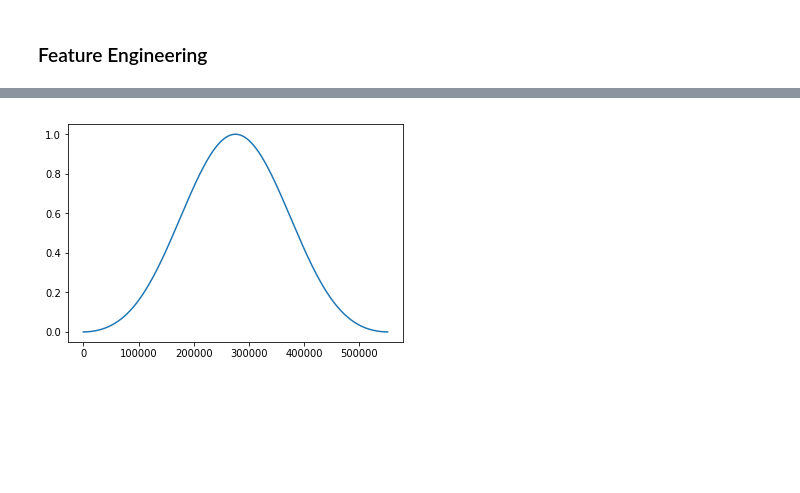
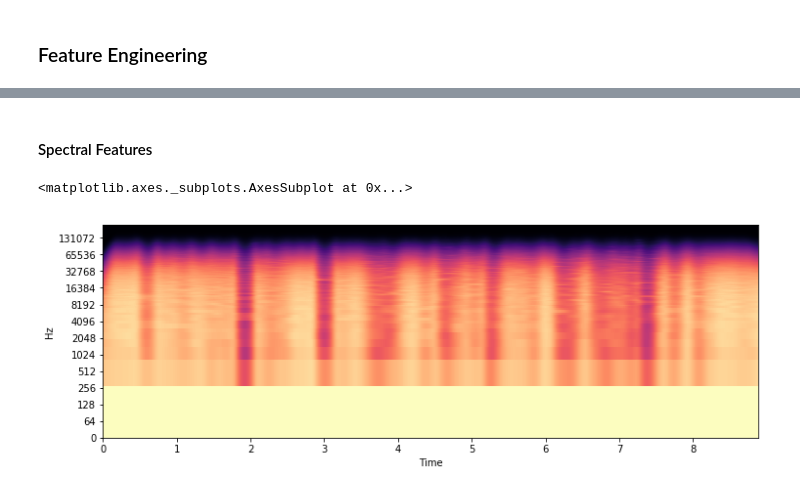
Before and after one commit to tranquilo12/kaggle_audio, a Jupyter notebook: Explore.ipynb, the cells around one changed output, grey strips where cells are left out. Cells and saved outputs as stored; diff of their text form; code cells hidden in the pictures; blank space fills up the shorter version.

```diff
--- a/Explore.ipynb
+++ b/Explore.ipynb
@@ -50,42 +57,9 @@ framerate (sample rate): 44100
-# %%
-# frequency cutoff
-def resample_wrt_b(b=0.08):
-    # N = re-sampled according to new bandpass rate
-    N = int(np.ceil((rate/b)))
-    if not N % 2 : N = N + 1
-    return N
-
-def low_pass(fc, N, n):
-    sinc_func = np.sinc(2 * fc * (n - (N - 1) / 2.))
-    window = 0.42 - 0.5 * np.cos(2 * np.pi * n / (N - 1)) + 0.08 * np.cos(4 * np.pi * n / (N - 1))
-    sinc_func = sinc_func * window
-    sinc_func = sinc_func / np.sum(sinc_func)
-    return sinc_func, window
-
-def high_pass(fc, N, n):
-    sinc_func = np.sinc(2 * fc * (n - (N - 1) / 2.))
-    window = np.blackman(N)
-    sinc_func = sinc_func * window
-    sinc_func = sinc_func / np.sum(sinc_func)
-    # reverse function
-    sinc_func = -sinc_func
-    sinc_func[int((N - 1) / 2)] += 1
-    return window, sinc_func
-
-fc = 0.5
-N = resample_wrt_b(b = 0.08)
-n = np.arange(N)
-
-# low_pass_sinc, low_window = low_pass(fc, N, n)
-# plt.plot(n, low_window, n, low_pass_sinc)
-
-high_pass_sinc, high_window = high_pass(fc, N, n)
-
-# source = ColumnDataSource(data=dict(x = window, y = high_pass_sinc))
-# plot = figure(y_range=(min(), 10), plot_width=400, plot_height=400)
-
-# plt.plot(n, high_window, n, high_pass_sinc)
-plt.plot(n, high_pass_sinc)
-plt.show()
-# %% [output]
-[figure, removed]
+# %% [markdown]
+#### Spectral Features
+# %%
+# chroma_stft
+plt.figure(figsize=(12, 4))
+librosa.display.specshow(librosa.feature.tempogram(y=y, sr=sr), y_axis='log', x_axis='time', sr=sr)
+# %% [output]
+<matplotlib.axes._subplots.AxesSubplot at 0x...>
+[figure, added]
```
Also changed, not shown: parts of 4 cells of this notebook, 1 other file.
